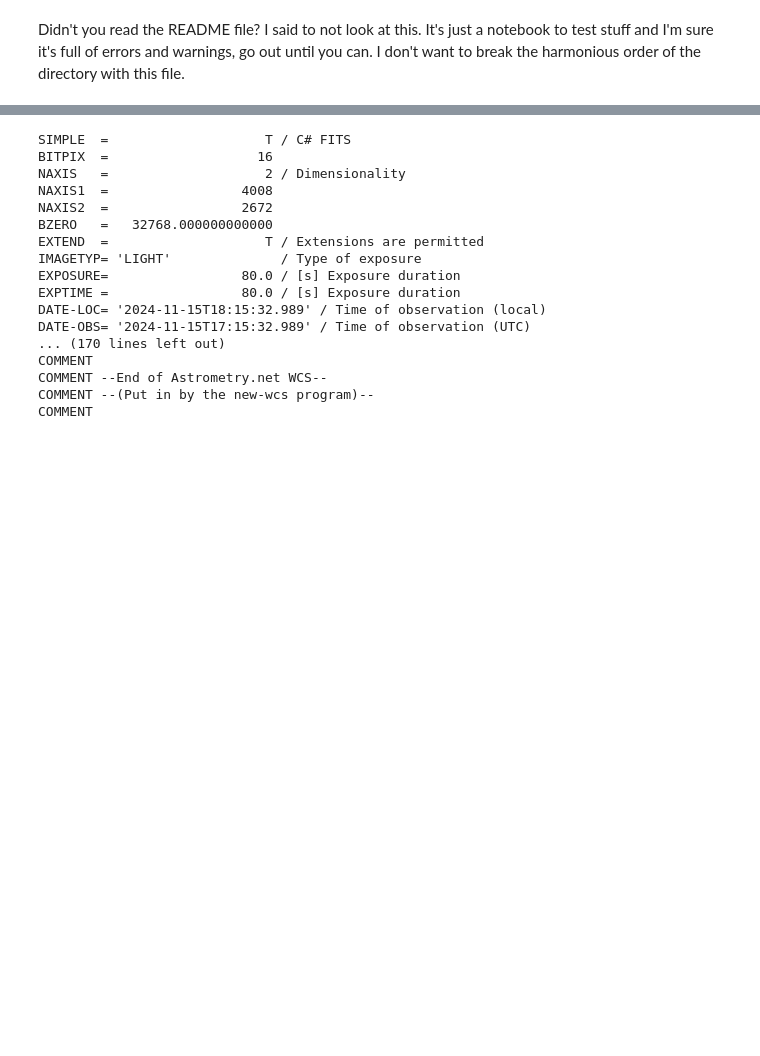
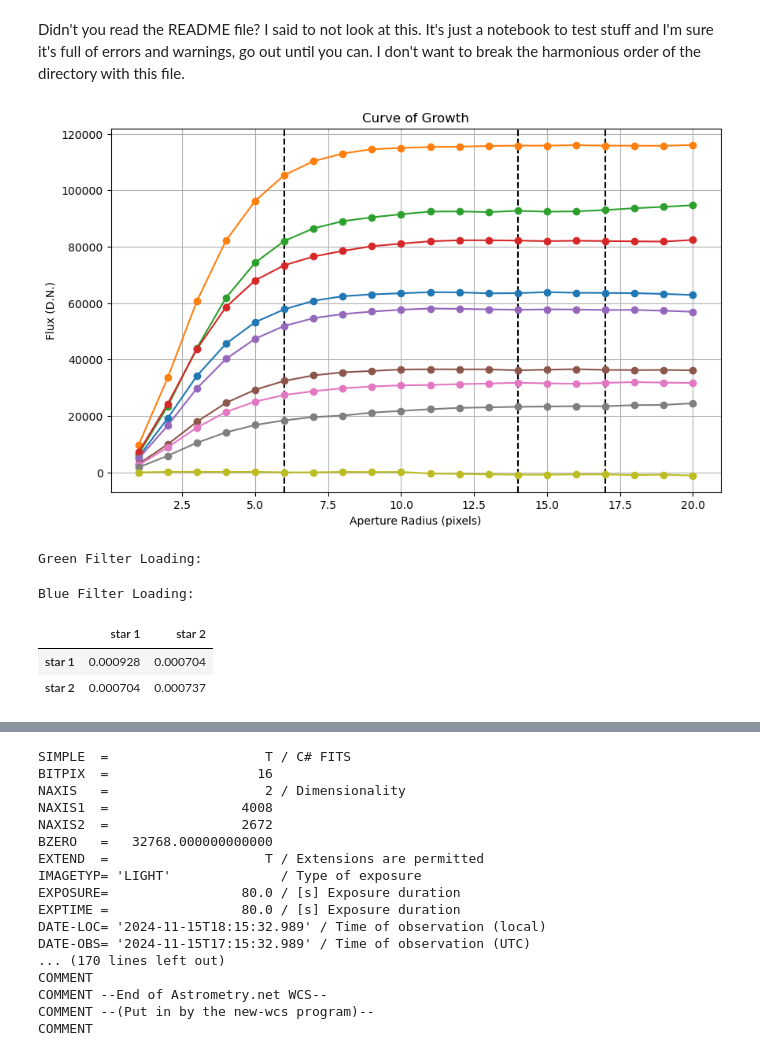
Before and after one commit to LuigiSotgiu/Photometry, a Jupyter notebook: testing.ipynb, the cells around one changed output, grey strips where cells are left out. Cells and saved outputs as stored; diff of their text form; code cells hidden in the pictures; blank space fills up the shorter version.

Commit message:
Update (curve of growth)
Added an attribute to the class in order to plot the curve of growth.

```diff
--- a/testing.ipynb
+++ b/testing.ipynb
@@ -12,3 +12,40 @@ import numpy as np
 from astropy.io import fits
 from astropy.wcs import WCS, FITSFixedWarning
 from photutils.aperture import CircularAperture, aperture_photometry, CircularAnnulus, ApertureStats
+# %%
+from Photometry_Tool import PhotometryTool
+import pandas as pd
+
+positions = pd.read_csv('data/Ra_Deg_comp_stars.txt', names=['Ra', 'Deg'])
+
+path = 'data/2024-11-15_18-15-32_G_-20.00_80.00s_0000_cal.fits'
+
+test = PhotometryTool(path = path, r_star = 6, r_gap = 14, r_sky = 17)
+
+# Reshape the selected row to be a 2D array with shape (1, 2)
+# positions = positions.iloc[1].values.reshape(1, 2)
+
+test.plot_curve_of_growth(positions, max_radius = 20)
+# %% [output]
+[figure, added]
+# %%
+from utilities import Get_files_names, Load_dataset
+import pandas as pd
+
+files_green_filter, files_blue_filter = Get_files_names()
+green_dataset, blue_dataset = Load_dataset(files_green_filter, files_blue_filter,
+                             green = True, blue = True)
+
+instr_magnit_1_green = [df['instrumental_magnitude'][1] for df in green_dataset]
+instr_magnit_2_green = [df['instrumental_magnitude'][2] for df in green_dataset]
+
+df = pd.DataFrame({'star 1': instr_magnit_1_green, 'star 2': instr_magnit_2_green})
+# %% [output]
+Green Filter Loading:
+Blue Filter Loading:
+# %%
+df.cov()
+# %% [output]
+|  | star 1 | star 2 |
+| star 1 | 0.000928 | 0.000704 |
+| star 2 | 0.000704 | 0.000737 |
```
Also changed, not shown: parts of 2 cells of this notebook, 2 other files.
